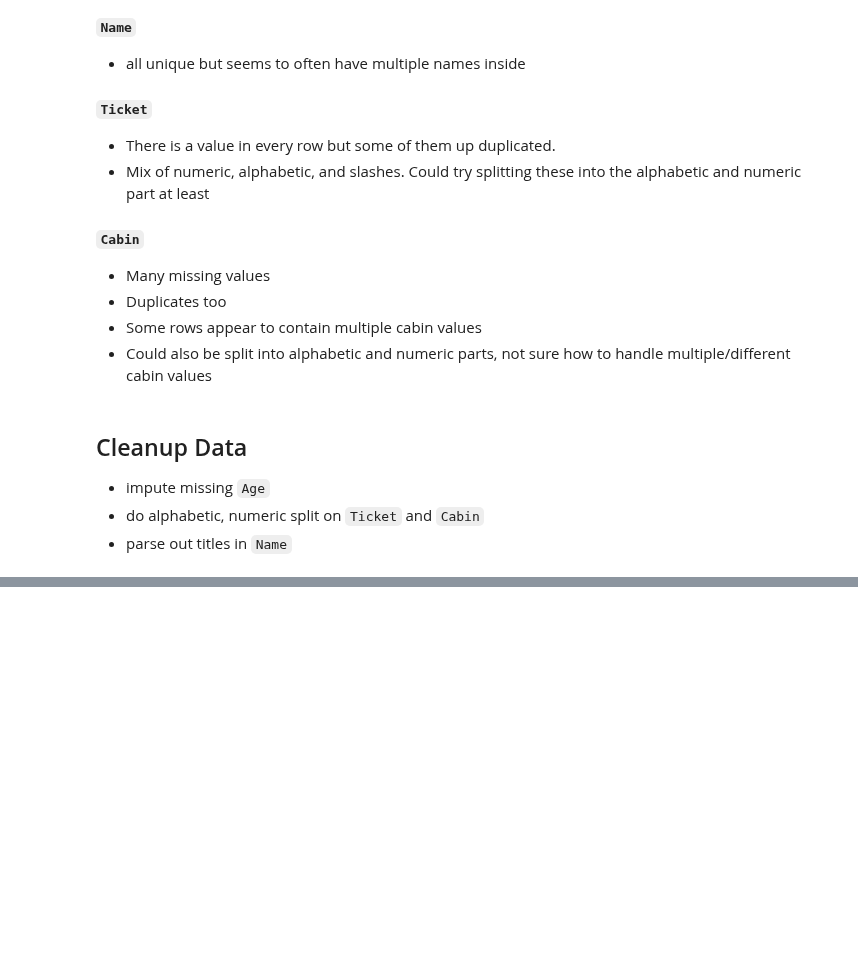
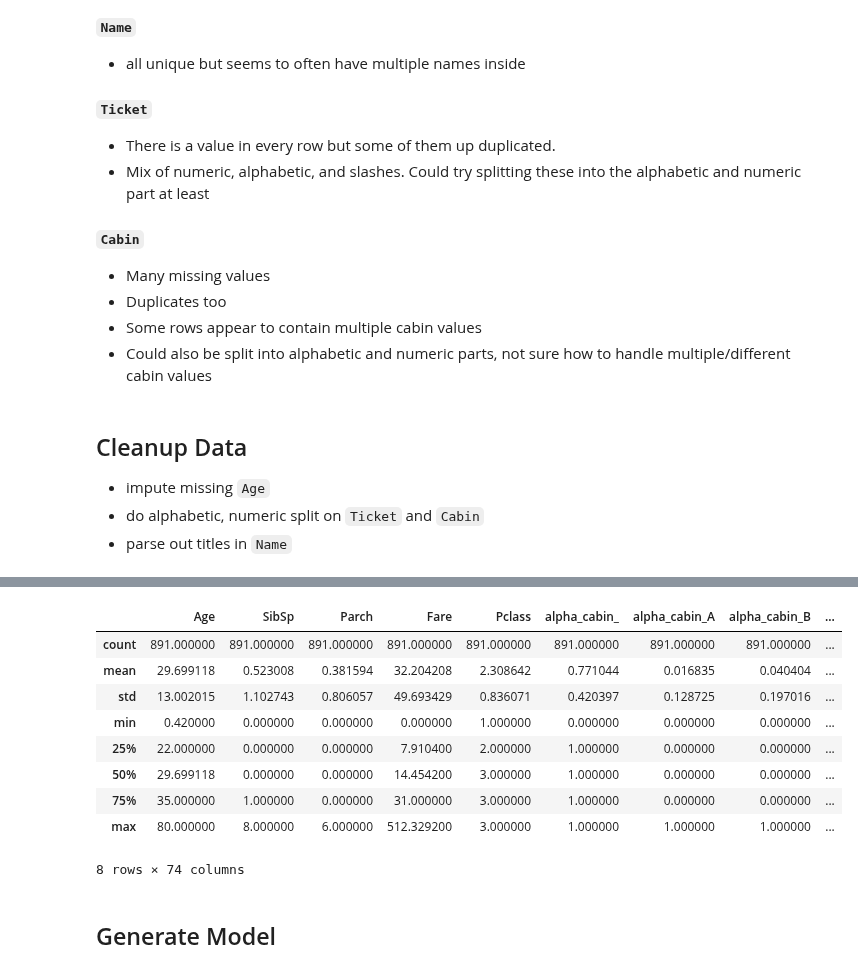
Before and after one commit to kylehiroyasu/titanic, a Jupyter notebook: notebooks/load_data.ipynb, the cells around one changed output, grey strips where cells are left out. Drawn from its saved outputs; the diff is of its cells as text; code cells hidden in the pictures; blank space fills up the shorter version.

```diff
--- a/notebooks/load_data.ipynb
+++ b/notebooks/load_data.ipynb
@@ -152,0 +149,4 @@ array(['A/5 21171', 'PC 17599', 'STON/O2. 3101282', '113803', '373450',
+# %%
+df = data.loc[:,['Age', 'SibSp', 'Parch', 'Fare']].copy()
+
+columns_to_dummify = ['Pclass', 'alpha_cabin', 'alpha_ticket', 'title', 'Embarked', 'Sex']
@@ -152,0 +155,22 @@ array(['A/5 21171', 'PC 17599', 'STON/O2. 3101282', '113803', '373450',
+# %%
+dummies = pd.get_dummies(data.loc[:,columns_to_dummify])
+# %%
+df = df.merge(dummies, left_index=True, right_index=True, validate='one_to_one')
+# %%
+mean_Age = np.mean(df.Age)
+df.Age = df.Age.fillna(value=mean_Age)
+# %%
+df.describe()
+# %% [output]
+|  | Age | SibSp | Parch | Fare | Pclass | alpha_cabin_ | alpha_cabin_A | alpha_cabin_B | ... |
+| count | 891.000000 | 891.000000 | 891.000000 | 891.000000 | 891.000000 | 891.000000 | 891.000000 | 891.000000 | ... |
+| mean | 29.699118 | 0.523008 | 0.381594 | 32.204208 | 2.308642 | 0.771044 | 0.016835 | 0.040404 | ... |
+| std | 13.002015 | 1.102743 | 0.806057 | 49.693429 | 0.836071 | 0.420397 | 0.128725 | 0.197016 | ... |
+| min | 0.420000 | 0.000000 | 0.000000 | 0.000000 | 1.000000 | 0.000000 | 0.000000 | 0.000000 | ... |
+| 25% | 22.000000 | 0.000000 | 0.000000 | 7.910400 | 2.000000 | 1.000000 | 0.000000 | 0.000000 | ... |
+| 50% | 29.699118 | 0.000000 | 0.000000 | 14.454200 | 3.000000 | 1.000000 | 0.000000 | 0.000000 | ... |
+| 75% | 35.000000 | 1.000000 | 0.000000 | 31.000000 | 3.000000 | 1.000000 | 0.000000 | 0.000000 | ... |
+| max | 80.000000 | 8.000000 | 6.000000 | 512.329200 | 3.000000 | 1.000000 | 1.000000 | 1.000000 | ... |
+8 rows × 74 columns
+# %% [markdown]
+## Generate Model
```
Also changed, not shown: parts of 21 cells of this notebook, 2 other files.
